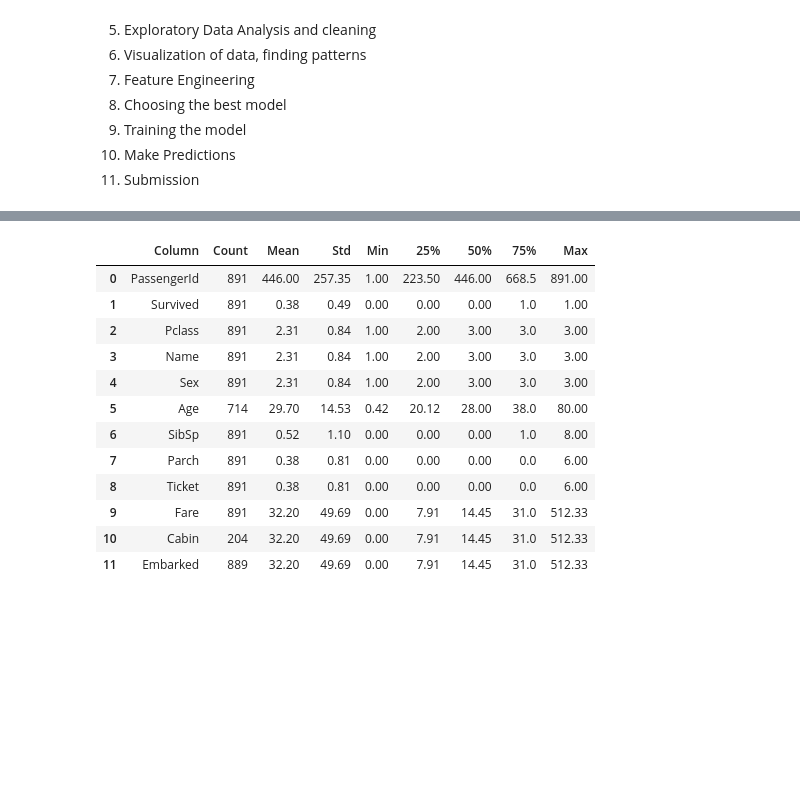
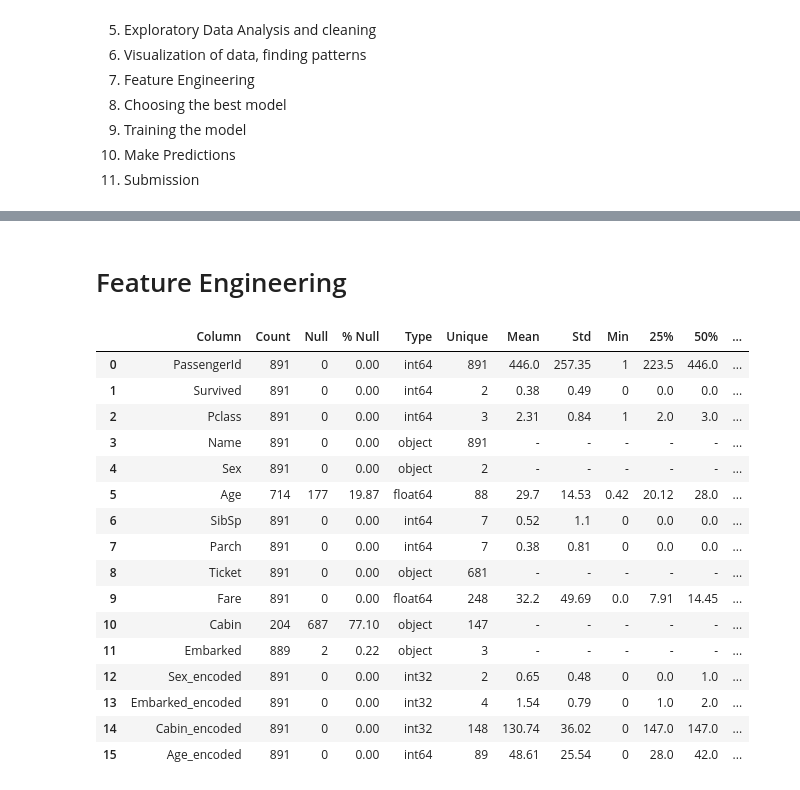
Before and after one commit to MillanAir/titanic_survivors, a Jupyter notebook: titanic.ipynb, the cells around one changed output, grey strips where cells are left out. Drawn from its saved outputs; the diff is of its cells as text; code cells hidden in the pictures; blank space fills up the shorter version.

```diff
--- a/titanic.ipynb
+++ b/titanic.ipynb
@@ -15,3 +17,10 @@ import numpy as np
 import pandas as pd
 import matplotlib.pyplot as plt
 import seaborn as sns
+
+col = ['viridis','plasma','inferno','magma','cividis','cool','hot','spring','summer','autumn','winter','gray']
+
+from sklearn.preprocessing import LabelEncoder
+from sklearn.feature_selection import SelectKBest
+from sklearn.ensemble import ExtraTreesClassifier
+from sklearn.ensemble import RandomForestClassifier
@@ -119,15 +56,2 @@ train.describe()
-# %%
-# describe the data and round it to 2 decimal places, if it is a float else whole number
-def info_data(data):
-    df = pd.DataFrame(columns=['Column', 'Count', 'Null', '% Null', 'Type', 'Unique'])
-    for i, (col, cnt) in enumerate(data.count().items()):
-        null_count = data.shape[0] - cnt
-        null_percentage = round((null_count / data.shape[0]) * 100, 2)
-        data_type = data[col].dtype
-        unique = data[col].nunique()
-
-        df.loc[i] = [col, cnt, null_count, null_percentage, data_type, unique]
-
-    return df
 # %%
 info_data(train)
@@ -164,16 +114,29 @@ def describe_data(data):
+# %% [markdown]
+# Feature Engineering
+# %%
+label_encoder = LabelEncoder()
+
+train['Sex_encoded'] = label_encoder.fit_transform(train['Sex'])
+train['Embarked_encoded'] = label_encoder.fit_transform(train['Embarked'])
+train['Cabin_encoded'] = label_encoder.fit_transform(train['Cabin'])
+train['Age_encoded'] = label_encoder.fit_transform(train['Age'])
 # %%
-describe_data(train)
+info_data(train)
 # %% [output]
-|  | Column | Count | Mean | Std | Min | 25% | 50% | 75% | Max |
-| 0 | PassengerId | 891 | 446.00 | 257.35 | 1.00 | 223.50 | 446.00 | 668.5 | 891.00 |
-| 1 | Survived | 891 | 0.38 | 0.49 | 0.00 | 0.00 | 0.00 | 1.0 | 1.00 |
-| 2 | Pclass | 891 | 2.31 | 0.84 | 1.00 | 2.00 | 3.00 | 3.0 | 3.00 |
-| 3 | Name | 891 | 2.31 | 0.84 | 1.00 | 2.00 | 3.00 | 3.0 | 3.00 |
-| 4 | Sex | 891 | 2.31 | 0.84 | 1.00 | 2.00 | 3.00 | 3.0 | 3.00 |
-| 5 | Age | 714 | 29.70 | 14.53 | 0.42 | 20.12 | 28.00 | 38.0 | 80.00 |
-| 6 | SibSp | 891 | 0.52 | 1.10 | 0.00 | 0.00 | 0.00 | 1.0 | 8.00 |
-| 7 | Parch | 891 | 0.38 | 0.81 | 0.00 | 0.00 | 0.00 | 0.0 | 6.00 |
-| 8 | Ticket | 891 | 0.38 | 0.81 | 0.00 | 0.00 | 0.00 | 0.0 | 6.00 |
-| 9 | Fare | 891 | 32.20 | 49.69 | 0.00 | 7.91 | 14.45 | 31.0 | 512.33 |
-| 10 | Cabin | 204 | 32.20 | 49.69 | 0.00 | 7.91 | 14.45 | 31.0 | 512.33 |
-| 11 | Embarked | 889 | 32.20 | 49.69 | 0.00 | 7.91 | 14.45 | 31.0 | 512.33 |
+|  | Column | Count | Null | % Null | Type | Unique | Mean | Std | Min | 25% | 50% | ... |
+| 0 | PassengerId | 891 | 0 | 0.00 | int64 | 891 | 446.0 | 257.35 | 1 | 223.5 | 446.0 | ... |
+| 1 | Survived | 891 | 0 | 0.00 | int64 | 2 | 0.38 | 0.49 | 0 | 0.0 | 0.0 | ... |
+| 2 | Pclass | 891 | 0 | 0.00 | int64 | 3 | 2.31 | 0.84 | 1 | 2.0 | 3.0 | ... |
+| 3 | Name | 891 | 0 | 0.00 | object | 891 | - | - | - | - | - | ... |
+| 4 | Sex | 891 | 0 | 0.00 | object | 2 | - | - | - | - | - | ... |
+| 5 | Age | 714 | 177 | 19.87 | float64 | 88 | 29.7 | 14.53 | 0.42 | 20.12 | 28.0 | ... |
+| 6 | SibSp | 891 | 0 | 0.00 | int64 | 7 | 0.52 | 1.1 | 0 | 0.0 | 0.0 | ... |
+| 7 | Parch | 891 | 0 | 0.00 | int64 | 7 | 0.38 | 0.81 | 0 | 0.0 | 0.0 | ... |
+| 8 | Ticket | 891 | 0 | 0.00 | object | 681 | - | - | - | - | - | ... |
+| 9 | Fare | 891 | 0 | 0.00 | float64 | 248 | 32.2 | 49.69 | 0.0 | 7.91 | 14.45 | ... |
+| 10 | Cabin | 204 | 687 | 77.10 | object | 147 | - | - | - | - | - | ... |
+| 11 | Embarked | 889 | 2 | 0.22 | object | 3 | - | - | - | - | - | ... |
+| 12 | Sex_encoded | 891 | 0 | 0.00 | int32 | 2 | 0.65 | 0.48 | 0 | 0.0 | 1.0 | ... |
+| 13 | Embarked_encoded | 891 | 0 | 0.00 | int32 | 4 | 1.54 | 0.79 | 0 | 1.0 | 2.0 | ... |
+| 14 | Cabin_encoded | 891 | 0 | 0.00 | int32 | 148 | 130.74 | 36.02 | 0 | 147.0 | 147.0 | ... |
+| 15 | Age_encoded | 891 | 0 | 0.00 | int64 | 89 | 48.61 | 25.54 | 0 | 28.0 | 42.0 | ... |
```
Also changed, not shown: parts of 24 cells of this notebook, 1 other file.
